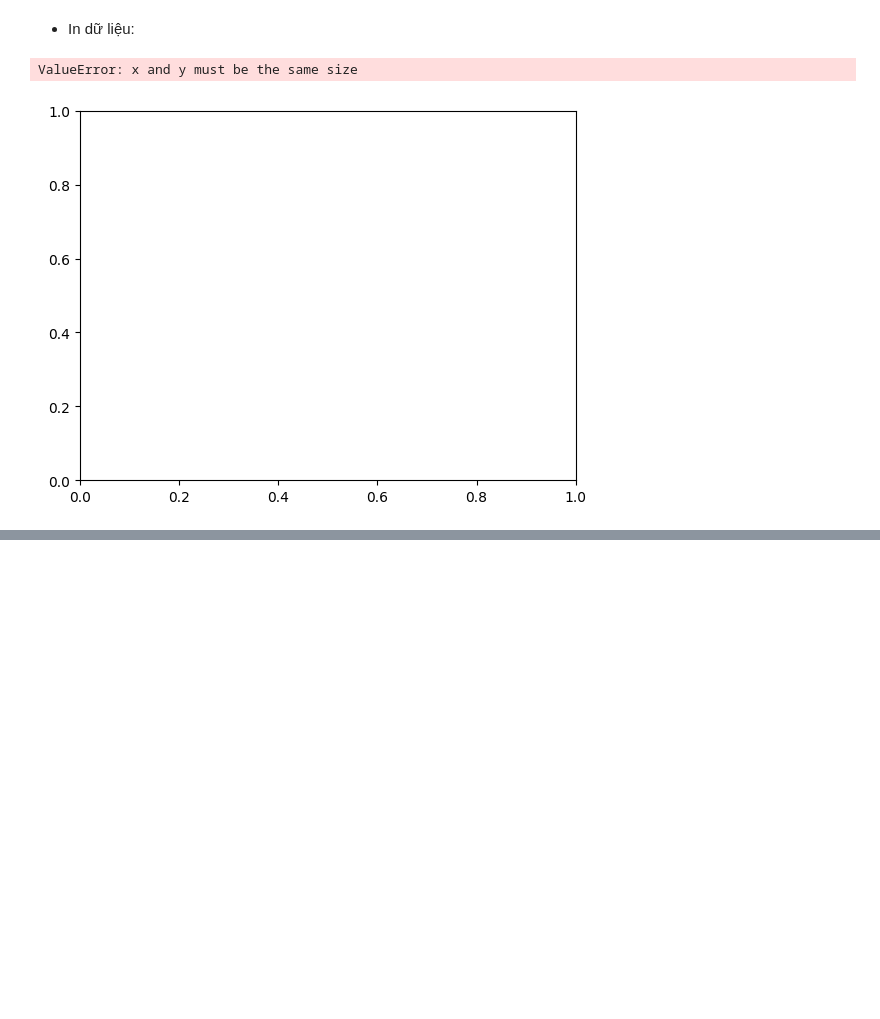
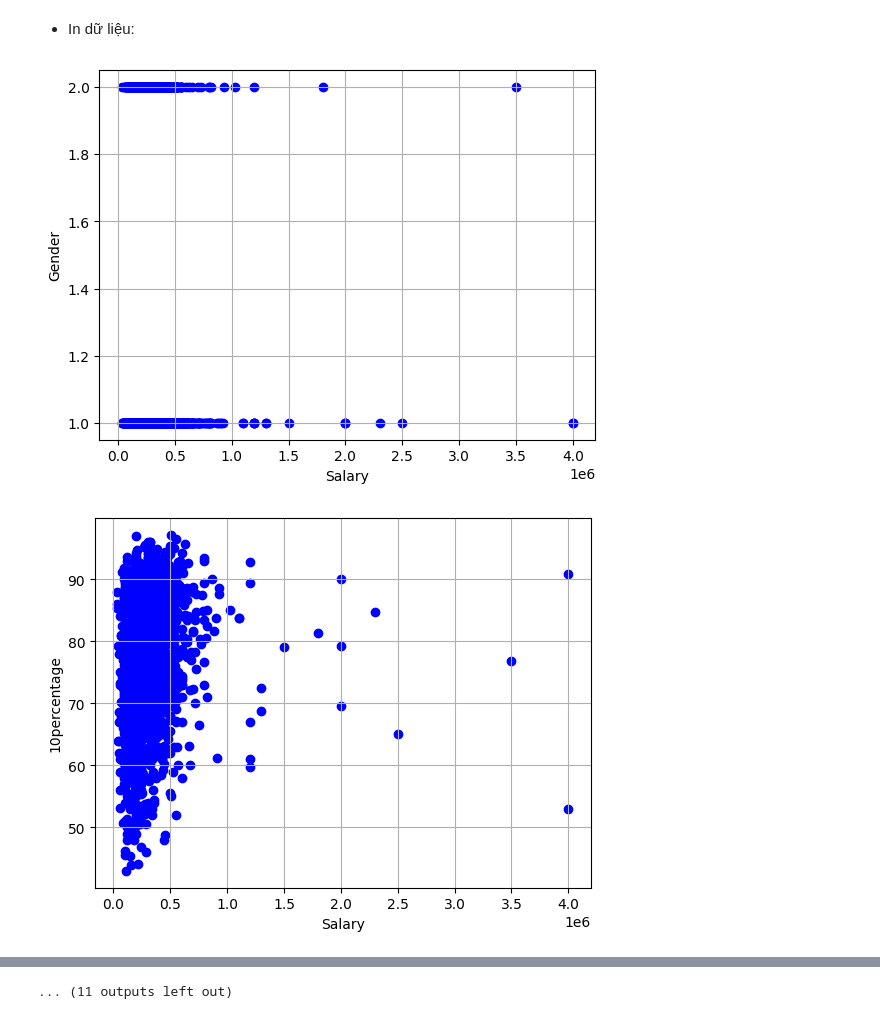
Before and after one commit to ducviet5138/AppliedMath-Project3.LinearRegression, a Jupyter notebook: test.ipynb, the cells around one changed output, grey strips where cells are left out. Saved outputs shown, nothing was run; the diff lists cells and outputs as text; code cells hidden in the pictures; blank space fills up the shorter version.

```diff
--- a/test.ipynb
+++ b/test.ipynb
@@ -30,24 +30,12 @@ def plot_data(x, y, index):
 
     plt.grid()
     plt.show()
-# %%
-X_train_np = X_train.to_numpy()
-y_train_np = y_train.to_numpy()
-
-# Sort by salary
-train_np = train.to_numpy()
-train_np = train_np[:, train_np[-1, :].argsort()]
-
-X_train_np = train_np[:, :-1]
-y_train_np = train_np[:, -1]
-
-# Drop outliers
-X_train_np = X_train_np[:int(0.95 * X_train_np.shape[0]), :]
-y_train_np = y_train_np[:int(0.95 * y_train_np.shape[0])]
-
-
-for f in range(0, X_train_np.shape[1]):
-    plot_data(X_train_np[:,f], y_train_np, f)
-# %% [output]
-ValueError: x and y must be the same size
-[figure, removed]
+# %%
+X_train_np = X_train.to_numpy()
+y_train_np = y_train.to_numpy()
+
+for f in range(0, len(X_train.columns)):
+    plot_data(X_train_np[:,f], y_train_np, f)
+# %% [output]
+[figure, added]
+[figure, added]
@@ -53,0 +52 @@ ValueError: x and y must be the same size
+... (11 outputs left out)
```
Also changed, not shown: parts of 1 cell of this notebook, 4 other files.
